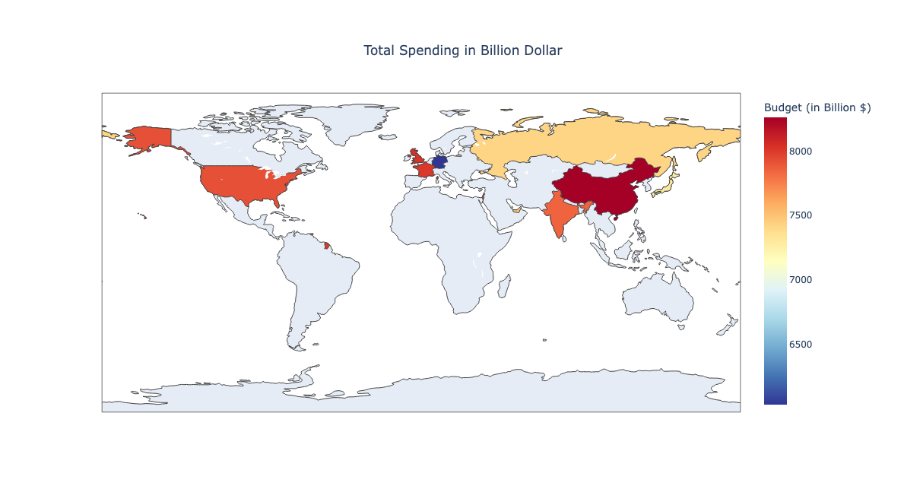
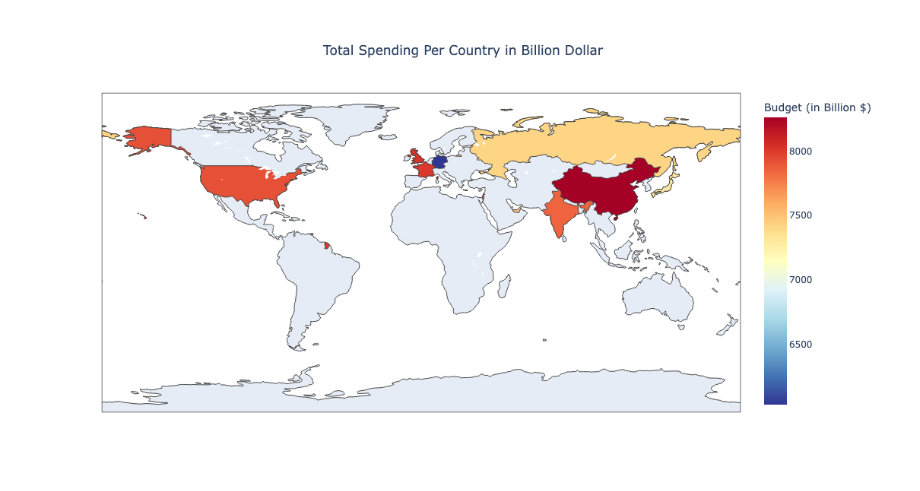
Before and after one commit to FlazeFy2/DS-Global-Space-Exploration, a Jupyter notebook: exploratory data analysis-World map.ipynb, the cells around one changed output. Drawn from its saved outputs; the diff is of its cells as text; code cells hidden in the pictures.

```diff
--- a/exploratory data analysis-World map.ipynb
+++ b/exploratory data analysis-World map.ipynb
@@ -1,24 +1,24 @@
 # %%
 import plotly.express as px
 import pandas as pd
 
-# Exploratory Data Analysis (EDA) - World Map - Total Spending in Billion Dollar
+# Exploratory Data Analysis (EDA) - World Map - Total Spending Per Country in Billion Dollar
 df = pd.read_csv("Global_Space_Exploration_Dataset.csv")
 
 avg_temp = df.groupby('Country', as_index=False)['Budget (in Billion $)'].sum()
 # World Map
 fig = px.choropleth(
     avg_temp,
     locations='Country',
     locationmode='country names',
     color='Budget (in Billion $)',
     color_continuous_scale='RdYlBu_r',
-    title='Total Spending in Billion Dollar',
+    title='Total Spending Per Country in Billion Dollar',
 )
 fig.update_layout(
     title_x=0.5,
     height=600
 )
 fig.show()
 # %% [output]
-[figure, old version]
+[figure, new version]
```
Also changed, not shown: parts of 1 cell of this notebook.
